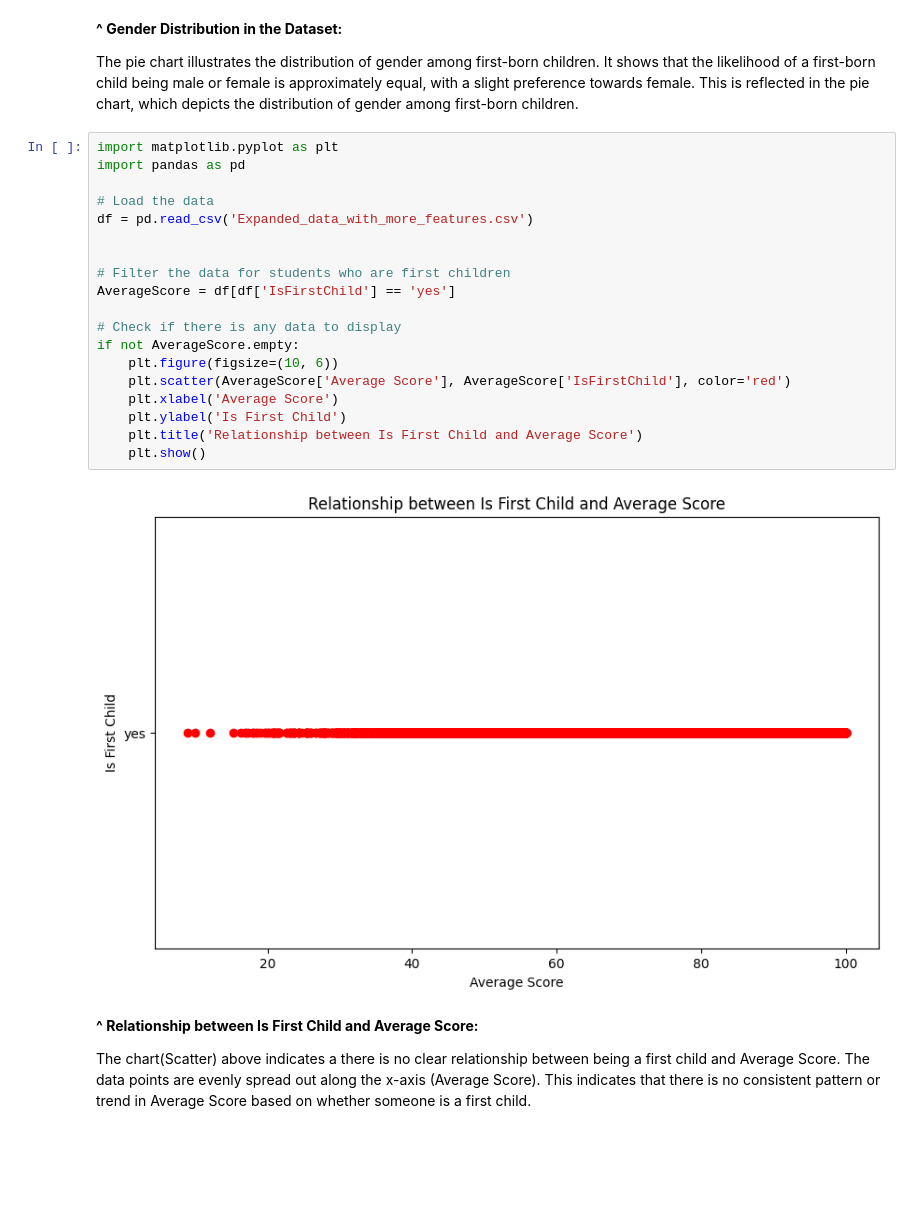
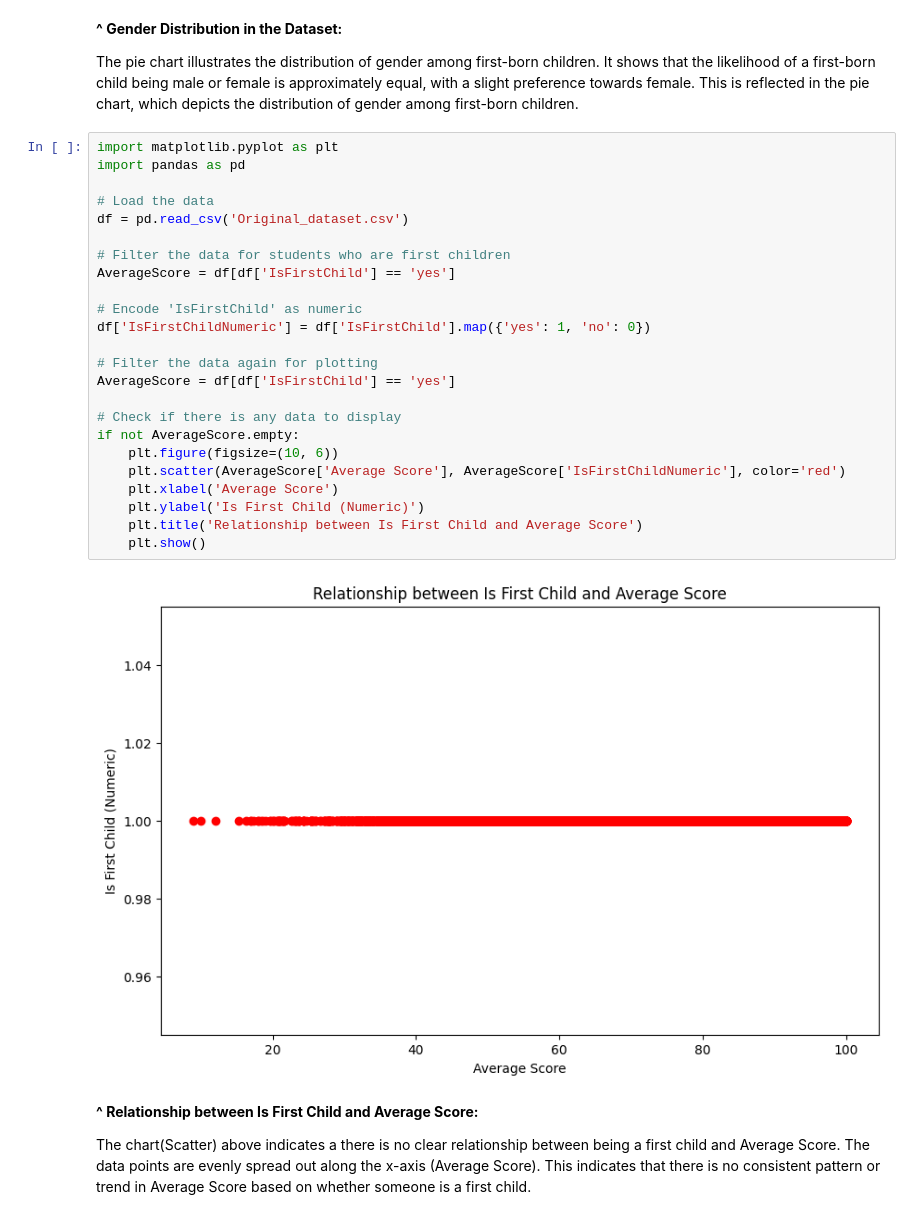
Before and after one commit to mariam-ahmed10/IT326-project, a Jupyter notebook: phase_1_and_2 .ipynb, the cells around one changed output. Saved outputs shown, nothing was run; the diff lists cells and outputs as text; blank space fills up the shorter version.

```diff
--- a/phase_1_and_2 .ipynb
+++ b/phase_1_and_2 .ipynb
@@ -301,24 +301,29 @@ The pie chart illustrates the distribution of gender among first-born children.
 # %%
 import matplotlib.pyplot as plt
 import pandas as pd
 
 # Load the data
-df = pd.read_csv('Expanded_data_with_more_features.csv')
-
+df = pd.read_csv('Original_dataset.csv')
 
 # Filter the data for students who are first children
+AverageScore = df[df['IsFirstChild'] == 'yes']
+
+# Encode 'IsFirstChild' as numeric
+df['IsFirstChildNumeric'] = df['IsFirstChild'].map({'yes': 1, 'no': 0})
+
+# Filter the data again for plotting
 AverageScore = df[df['IsFirstChild'] == 'yes']
 
 # Check if there is any data to display
 if not AverageScore.empty:
     plt.figure(figsize=(10, 6))
-    plt.scatter(AverageScore['Average Score'], AverageScore['IsFirstChild'], color='red')
+    plt.scatter(AverageScore['Average Score'], AverageScore['IsFirstChildNumeric'], color='red')
     plt.xlabel('Average Score')
-    plt.ylabel('Is First Child')
+    plt.ylabel('Is First Child (Numeric)')
     plt.title('Relationship between Is First Child and Average Score')
     plt.show()
 # %% [output]
-[figure, old version]
+[figure, new version]
 # %% [markdown]
 **^ Relationship between Is First Child and Average Score:**
 
```
Also changed, not shown: parts of 15 cells of this notebook.
